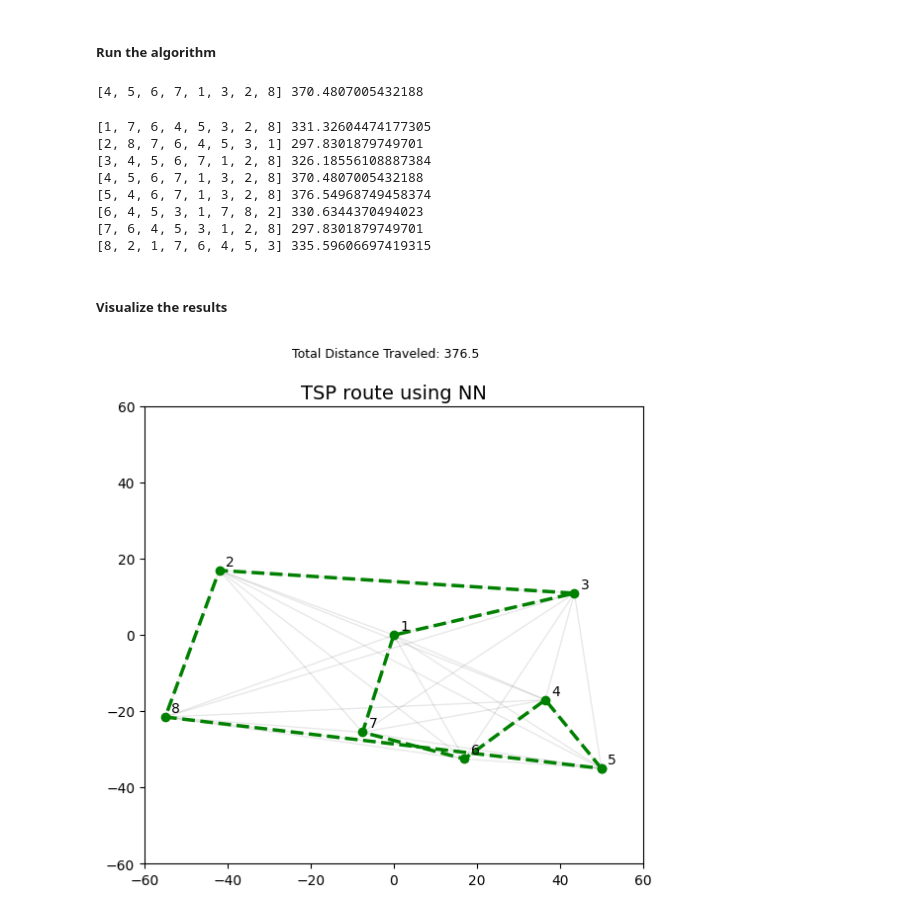
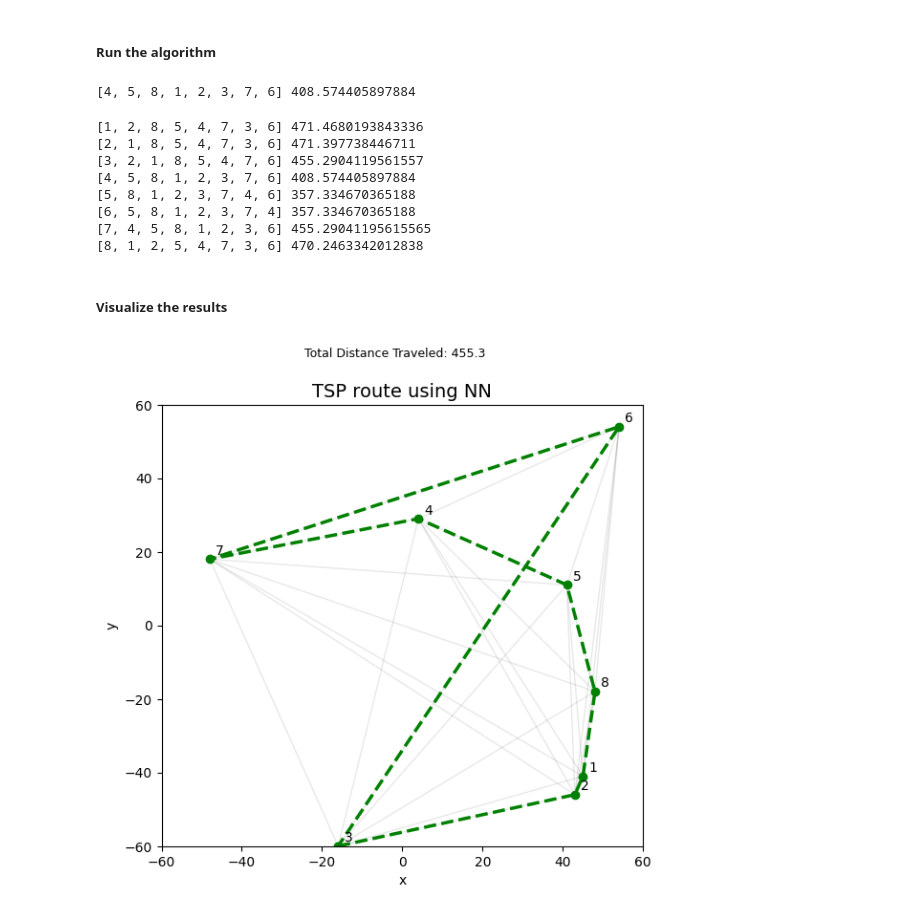
Before and after one commit to lcwat/tsp_solvers, a Jupyter notebook: notebooks/nn_tsp.ipynb, the cells around one changed output. Cells and saved outputs as stored; diff of their text form; code cells hidden in the pictures.

```diff
--- a/notebooks/nn_tsp.ipynb
+++ b/notebooks/nn_tsp.ipynb
@@ -6,7 +6,7 @@ import numpy as np
 import pandas as pd
 import matplotlib.pyplot as plt
 # %%
-locations_df = pd.read_csv("../arrangements/locations_nn_suboptimal.csv")
+locations_df = pd.read_csv("../arrangements/generated_nn_suboptimal1.csv")
 
 locations_df
 # %% [output]
@@ -125,7 +125,7 @@ distance = total_distance_individual(nn_path)
 
 print(nn_path, distance)
 # %% [output]
-[4, 5, 6, 7, 1, 3, 2, 8] 370.4807005432188
+[4, 5, 8, 1, 2, 3, 7, 6] 408.574405897884
 # %%
 # try all variations
 paths = []
@@ -138,49 +138,51 @@ for location in locations_df.location:
     total_distances.append(dist)
     print(path, dist)
 # %% [output]
-[1, 7, 6, 4, 5, 3, 2, 8] 331.32604474177305
-[2, 8, 7, 6, 4, 5, 3, 1] 297.8301879749701
-[3, 4, 5, 6, 7, 1, 2, 8] 326.18556108887384
-[4, 5, 6, 7, 1, 3, 2, 8] 370.4807005432188
-[5, 4, 6, 7, 1, 3, 2, 8] 376.54968749458374
-[6, 4, 5, 3, 1, 7, 8, 2] 330.6344370494023
-[7, 6, 4, 5, 3, 1, 2, 8] 297.8301879749701
-[8, 2, 1, 7, 6, 4, 5, 3] 335.59606697419315
+[1, 2, 8, 5, 4, 7, 3, 6] 471.4680193843336
+[2, 1, 8, 5, 4, 7, 3, 6] 471.397738446711
+[3, 2, 1, 8, 5, 4, 7, 6] 455.2904119561557
+[4, 5, 8, 1, 2, 3, 7, 6] 408.574405897884
+[5, 8, 1, 2, 3, 7, 4, 6] 357.334670365188
+[6, 5, 8, 1, 2, 3, 7, 4] 357.334670365188
+[7, 4, 5, 8, 1, 2, 3, 6] 455.29041195615565
+[8, 1, 2, 5, 4, 7, 3, 6] 470.2463342012838
 # %% [markdown]
 ##### Visualize the results
 # %%
-starting_location = 5
+starting_location = 3
 focal_path = paths[starting_location-1]
 focal_distance = total_distances[starting_location-1]
 
 x_shortest = []
 y_shortest = []
 for location in focal_path:
     x_value = locations_df['x'].iloc[location - 1]
     y_value = locations_df['y'].iloc[location - 1]
     x_shortest.append(x_value)
     y_shortest.append(y_value)
 
 x_shortest.append(x_shortest[0])
 y_shortest.append(y_shortest[0])
 
 fig, ax = plt.subplots()
 
 for i in range(len(locations_df.x)):
     for j in range(i+1, len(locations_df.x)):
         ax.plot([locations_df.x[i], locations_df.x[j]], [locations_df.y[i], locations_df.y[j]], 'k-', alpha=.09, linewidth = 1)
 
 ax.plot(x_shortest, y_shortest, '--go', linewidth = 2.5)
+ax.set_xlabel('x')
+ax.set_ylabel('y')
 ax.set_xlim([-60, 60])
 ax.set_ylim([-60, 60])
 
 plt.title(label = "TSP route using NN", fontsize = 14, color = 'k')
 plt.suptitle("Total Distance Traveled: "+str(round(focal_distance, 1)), fontsize = 9)
 
 for i, loc in enumerate(focal_path):
     ax.annotate(str(loc), (x_shortest[i] + 1.5, y_shortest[i] + 1.25), fontsize = 10)
 
 fig.set_size_inches(6.5, 6)
 plt.show()
 # %% [output]
-[figure, old version]
+[figure, new version]
```
Also changed, not shown: parts of 4 cells of this notebook, 19 other files.
